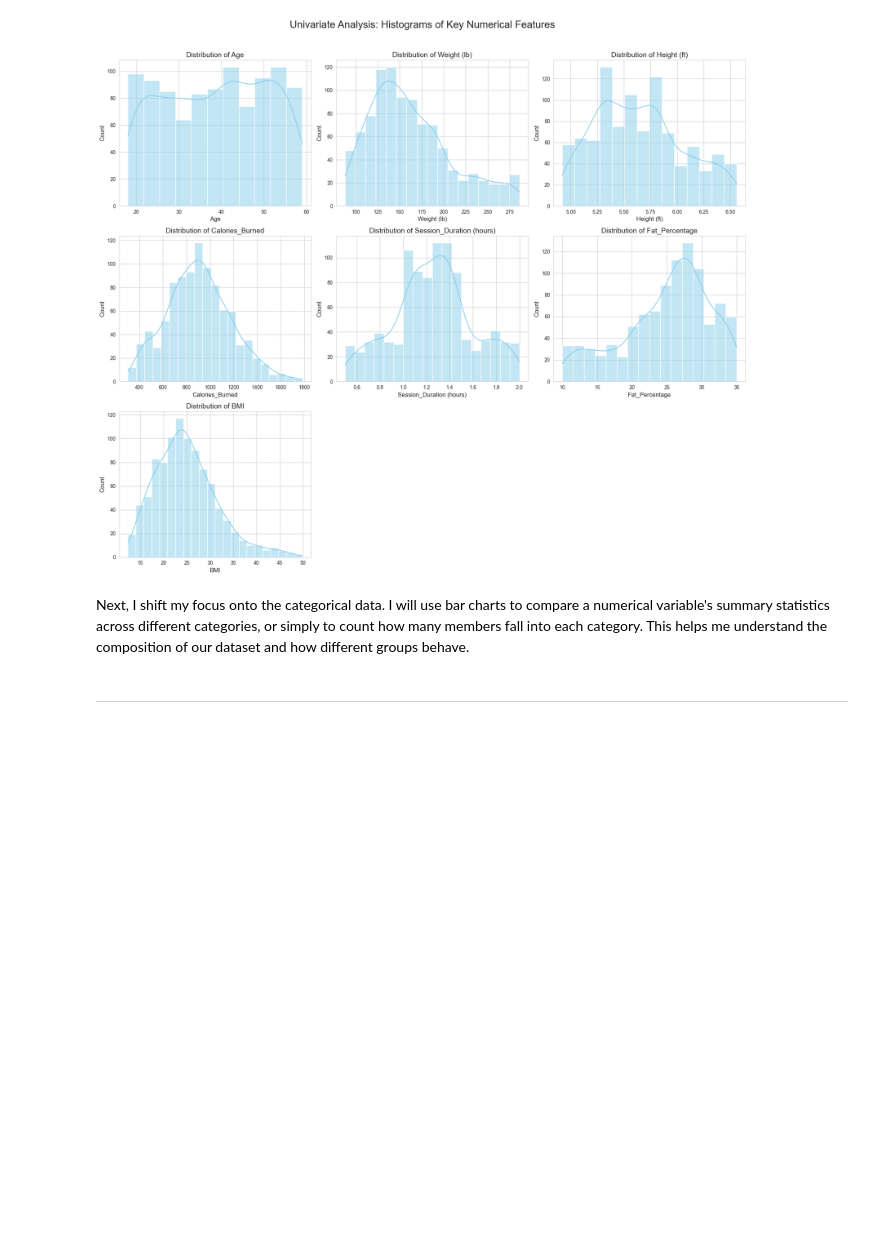
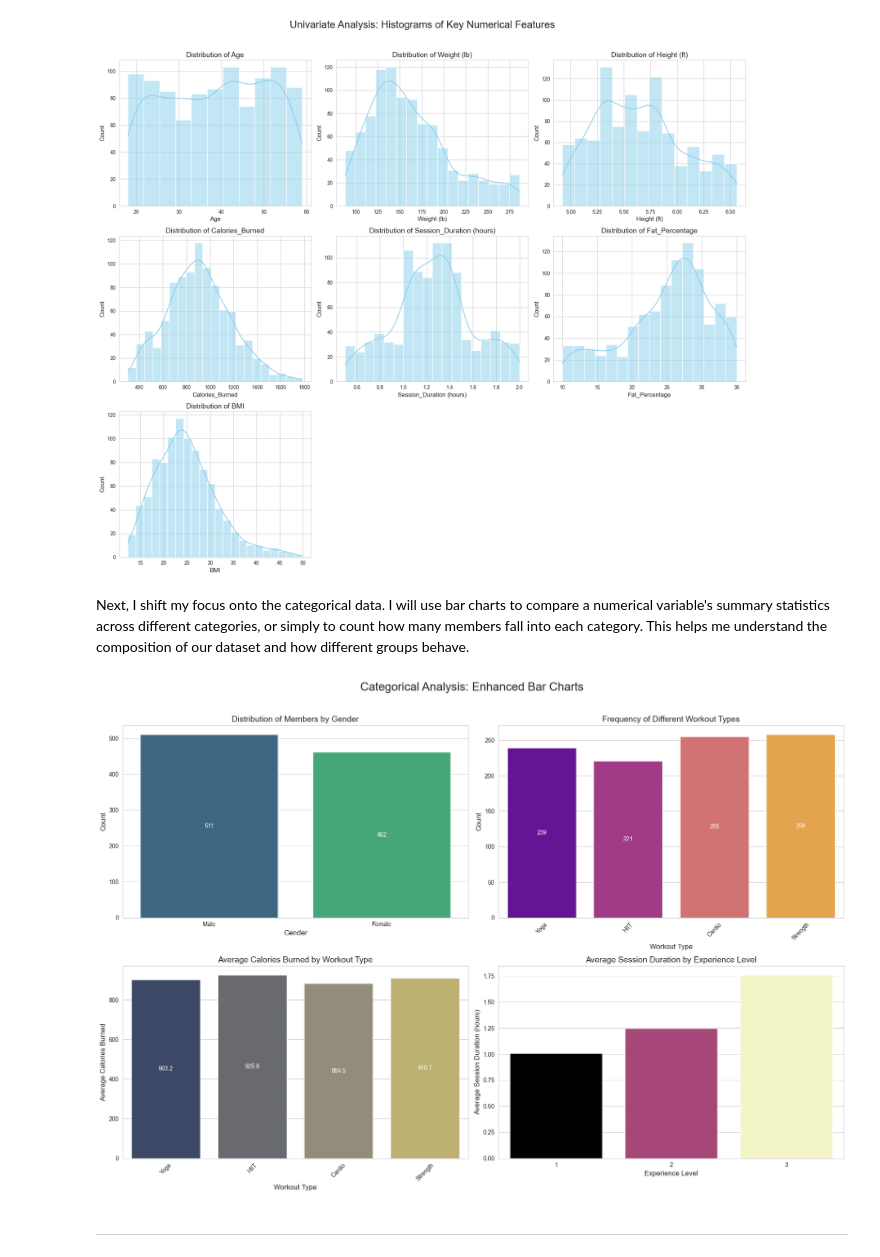
Before and after one commit to axelcabato/da-proj-1, a Jupyter notebook: 1stDAProject.ipynb, the cells around one changed output. Drawn from its saved outputs; the diff is of its cells as text; code cells hidden in the pictures; blank space fills up the shorter version.

Commit message:
Completed & finalized categorical analysis visualization script in EDA Data Vis. step

```diff
--- a/1stDAProject.ipynb
+++ b/1stDAProject.ipynb
@@ -209,6 +209,104 @@ plt.show()
 [figure]
 # %% [markdown]
 Next, I shift my focus onto the categorical data. I will use bar charts to compare a numerical variable's summary statistics across different categories, or simply to count how many members fall into each category. This helps me understand the composition of our dataset and how different groups behave.
+# %%
+def add_value_labels(ax, position='on_top', fmt='{:.0f}'):
+    """
+    Adds value labels to each bar in a plot.
+
+    Args:
+        ax (plt.Axes): The axes object to add labels to.
+        position (str): The position of the labels.
+                        'on_top' (default) places labels above the bars.
+                        'within' places labels inside the bars.
+        fmt (str): The format string for the labels (e.g., '{:.0f}' for integers,
+                   '{:.1f}' for one decimal place).
+    """
+    # Loop over each bar (patch) in the axes
+    for p in ax.patches:
+        # Get the height of the bar
+        height = p.get_height()
+        # Define the x-coordinate for the text (center of the bar)
+        x = p.get_x() + p.get_width() / 2.
+
+        if position == 'on_top':
+            # Position the text slightly above the bar
+            y = height + 1
+            # Add the text label
+            ax.text(x, y, fmt.format(height), ha='center', va='bottom', fontsize=10)
+        elif position == 'within':
+            # Position the text in the middle of the bar
+            y = height / 2
+            # Add the text label with white color for contrast
+            ax.text(x, y, fmt.format(height), ha='center', va='center', color='white', fontsize=10)
+
+def create_count_and_bar_charts(df):
+    """
+    Generates a set of categorical charts with labels placed on top of or within the bars.
+
+    Args:
+        df (pd.DataFrame): The DataFrame containing the data for the plots.
+    """
+    # Set the visual style for the plots using seaborn
+    sns.set_style("whitegrid")
+
+    # Create a figure with a 2x2 grid of subplots
+    fig, axes = plt.subplots(nrows=2, ncols=2, figsize=(18, 12))
+    # Flatten the axes array to easily iterate through them
+    axes = axes.flatten()
+
+    # --- Plot 1: Count of Gender (Labels on top) ---
+    # Add hue=x to avoid the Seaborn deprecation warning.
+    sns.countplot(x='Gender', hue='Gender', data=df, ax=axes[0], palette='viridis')
+    axes[0].set_title('Distribution of Members by Gender', fontsize=14)
+    axes[0].set_xlabel('Gender', fontsize=12)
+    axes[0].set_ylabel('Count', fontsize=12)
+    # Add labels using the utility function, placed on top
+    add_value_labels(axes[0], position='within')
+
+    # --- Plot 2: Count of Workout Type (Labels within) ---
+    # Add hue=x to avoid the Seaborn deprecation warning.
+    sns.countplot(x='Workout_Type', hue='Workout_Type', data=df, ax=axes[1], palette='plasma')
+    axes[1].set_title('Frequency of Different Workout Types', fontsize=14)
+    axes[1].set_xlabel('Workout Type', fontsize=12)
+    axes[1].set_ylabel('Count', fontsize=12)
+    # Rotate x-axis labels for readability
+    axes[1].tick_params(axis='x', rotation=45)
+    # Add labels using the utility function, placed within the bars
+    add_value_labels(axes[1], position='within')
+
+    # --- Plot 3: Average Calories Burned by Workout Type (Labels within) ---
+    # Add hue=x to avoid the Seaborn deprecation warning.
+    sns.barplot(x='Workout_Type', y='Calories_Burned', hue='Workout_Type', data=df, ax=axes[2], palette='cividis', errorbar=None)
+    axes[2].set_title('Average Calories Burned by Workout Type', fontsize=14)
+    axes[2].set_xlabel('Workout Type', fontsize=12)
+    axes[2].set_ylabel('Average Calories Burned', fontsize=12)
+    # Rotate x-axis labels for readability
+    axes[2].tick_params(axis='x', rotation=45)
+    # Add labels using the utility function, placed within, formatted to one decimal place
+    add_value_labels(axes[2], position='within', fmt='{:.1f}')
+
+    # --- Plot 4: Average Session Duration by Experience Level (Labels on top) ---
+    # Add hue=x to avoid the Seaborn deprecation warning.
+    sns.barplot(x='Experience_Level', y='Session_Duration (hours)', hue='Experience_Level', data=df, ax=axes[3], palette='magma', errorbar=None, legend=False)
+    axes[3].set_title('Average Session Duration by Experience Level', fontsize=14)
+    axes[3].set_xlabel('Experience Level', fontsize=12)
+    axes[3].set_ylabel('Average Session Duration (hours)', fontsize=12)
+    # Ensure x-axis labels are integers
+    axes[3].xaxis.set_major_locator(plt.MaxNLocator(integer=True))
+
+    # Add a main title for the entire figure
+    fig.suptitle('Categorical Analysis: Enhanced Bar Charts', fontsize=20, y=1.02)
+
+    # Automatically adjust subplot parameters to give a tight layout
+    plt.tight_layout()
+
+    # Display the plots
+    plt.show()
+
+create_count_and_bar_charts(df)
+# %% [output]
+[figure, added]
 # %% [markdown]
 ___
 # %% [markdown]
```
Also changed, not shown: 1 other file.
